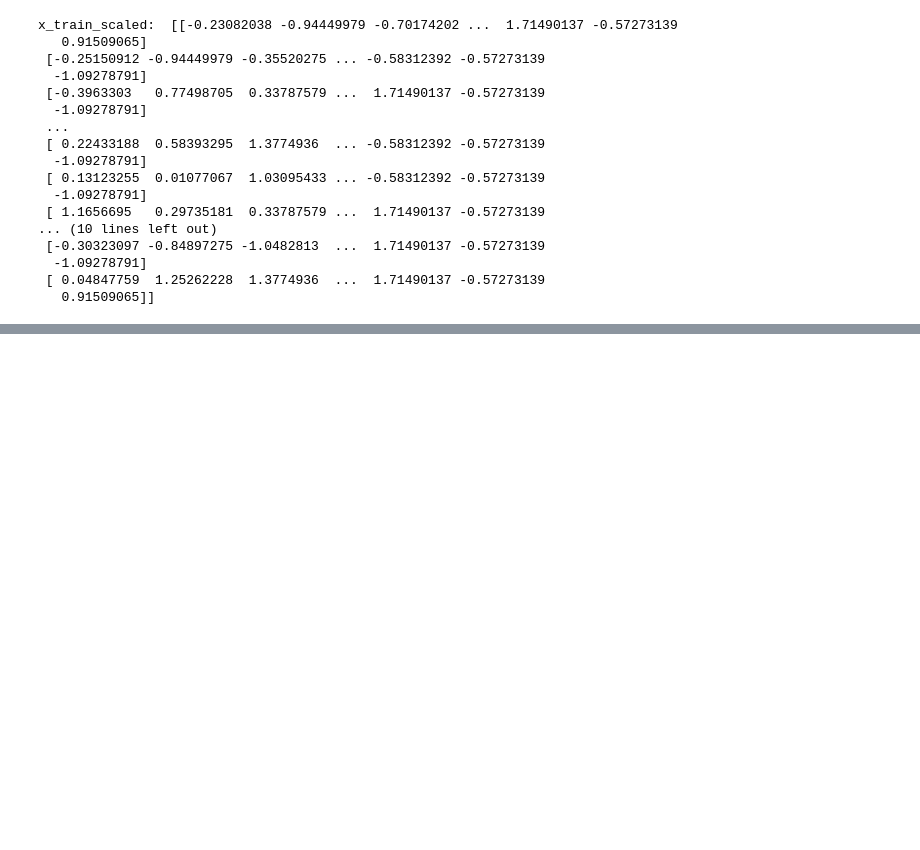
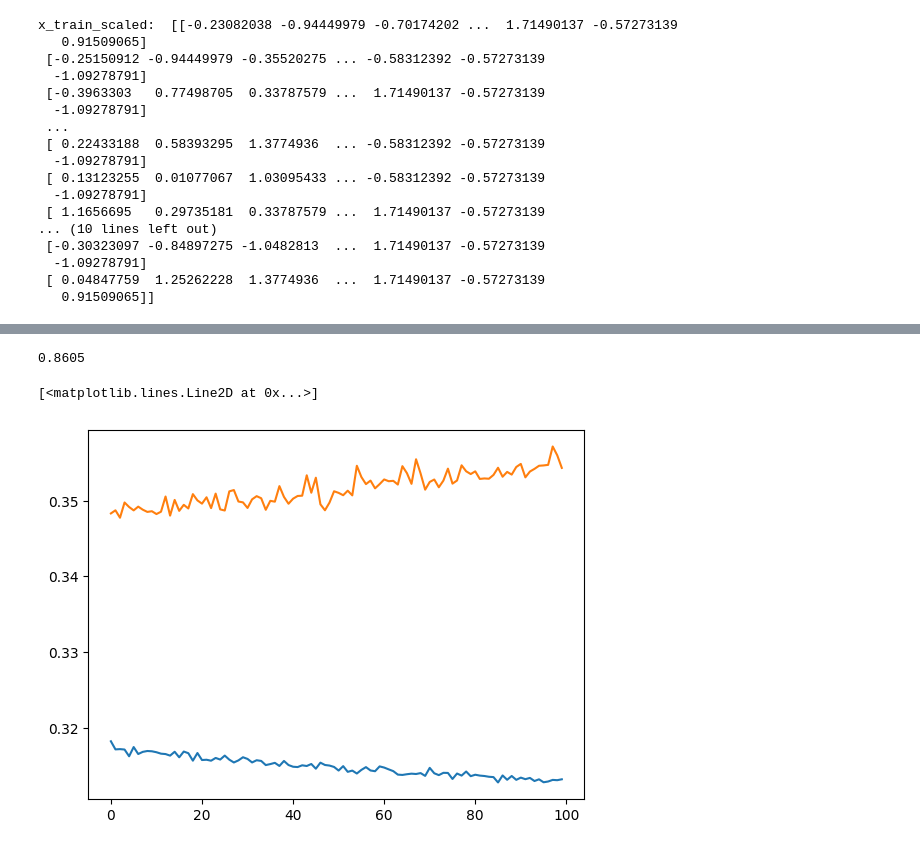
Before and after one commit to sakshammaggu/Deep-Learning, a Jupyter notebook: 05-Credit-Card-Customer-Churn-Prediction-Using-ANN/credit_card_customer_churn_prediction_model.ipynb, the cells around one changed output, grey strips where cells are left out. Drawn from its saved outputs; the diff is of its cells as text; code cells hidden in the pictures; blank space fills up the shorter version.

Commit message:
training and predicting from credit card churn prediction model by making neural network using keras

```diff
--- a/05-Credit-Card-Customer-Churn-Prediction-Using-ANN/credit_card_customer_churn_prediction_model.ipynb
+++ b/05-Credit-Card-Customer-Churn-Prediction-Using-ANN/credit_card_customer_churn_prediction_model.ipynb
@@ -15,3 +5,10 @@ df.head()
+# %%
+# Load the dataset from a CSV file into a pandas DataFrame
+df = pd.read_csv('Churn_Modelling.csv')
+df.head()
+
+# Convert True/False to 1/0 if any boolean columns exist (unlikely in this dataset, but included for generality)
+df = df.applymap(lambda x: 1 if x is True else (0 if x is False else x))
 # %%
 df.info()
 # %% [output]
@@ -158,3 +168,18 @@ import tensorflow as tf
 from tensorflow import keras
 from tensorflow.keras import Sequential
 from tensorflow.keras.layers import Dense
+# %%
+# Initialize a sequential neural network model (layers are added sequentially)
+model = Sequential()
+
+# Add the first hidden layer:
+# - 11 neurons (arbitrary choice), ReLU activation (introduces non-linearity), input_dim=11 (expected number of features)
+model.add(Dense(11, activation = 'relu', input_dim = 11))
+
+# Add the second hidden layer:
+# - 11 neurons, ReLU activation (no need to specify input_dim since it’s inferred from the previous layer)
+model.add(Dense(11, activation = 'relu'))
+
+# Add the output layer:
+# - 1 neuron (binary classification: churn or not), sigmoid activation (outputs probability between 0 and 1)
+model.add(Dense(1, activation = 'sigmoid'))
@@ -160,0 +202,11 @@ from tensorflow.keras.layers import Dense
+# %%
+# Compile the model:
+# - Loss function: binary_crossentropy (suitable for binary classification)
+# - Optimizer: adam (adaptive learning rate optimizer)
+# - Metrics: accuracy (to track during training)
+model.compile(loss = 'binary_crossentropy', optimizer = 'adam', metrics = ['accuracy'])
+# %%
+# Train the model:
+# - Use scaled training data, 100 epochs (iterations over the dataset)
+# - validation_split=0.2 reserves 20% of training data for validation to monitor overfitting
+history = model.fit(x_train_scaled, y_train, epochs = 100, validation_split = 0.2)
@@ -160,0 +314,11 @@ from tensorflow.keras.layers import Dense
+# %%
+from sklearn.metrics import accuracy_score
+accuracy_score(y_test, y_pred)
+# %% [output]
+0.8605
+# %%
+plt.plot(history.history['loss'])
+plt.plot(history.history['val_loss'])
+# %% [output]
+[<matplotlib.lines.Line2D at 0x...>]
+[figure, added]
```
Also changed, not shown: parts of 14 cells of this notebook.
